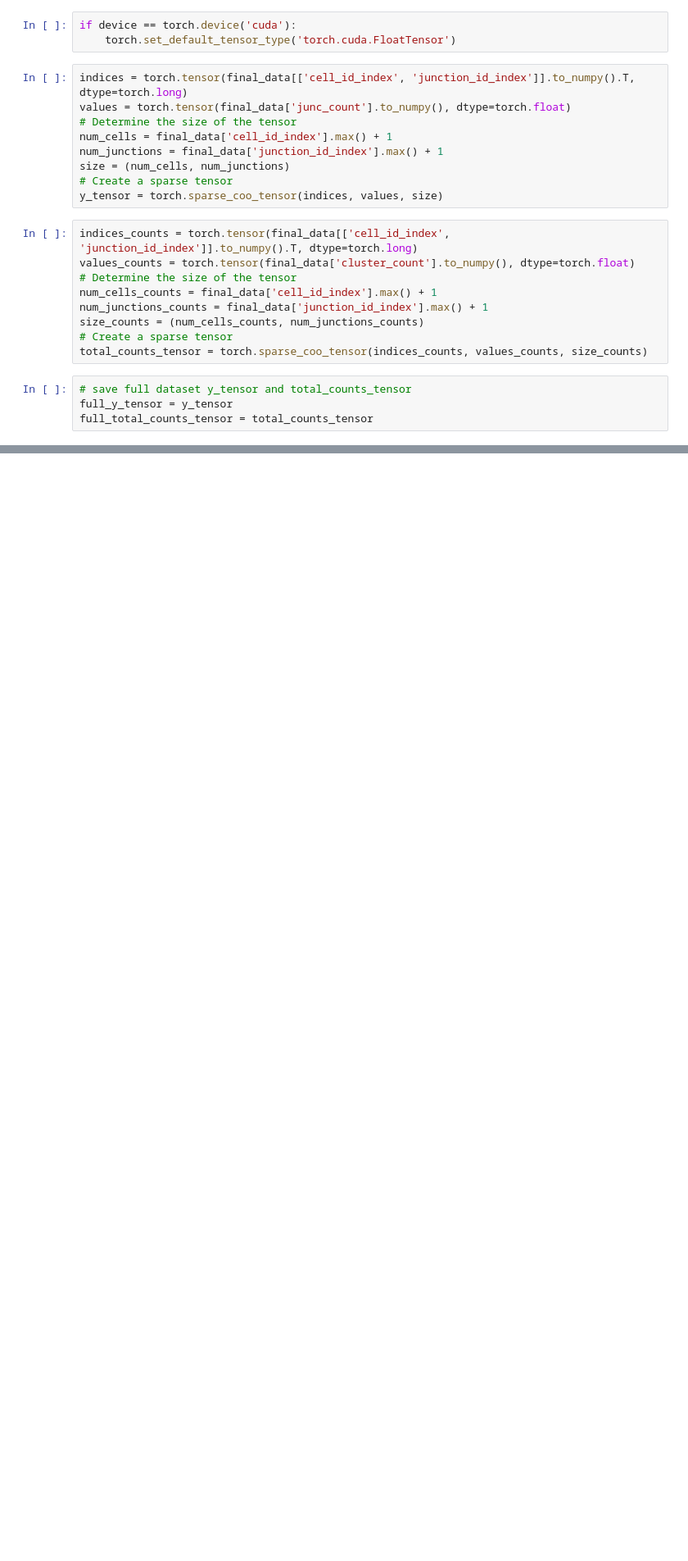
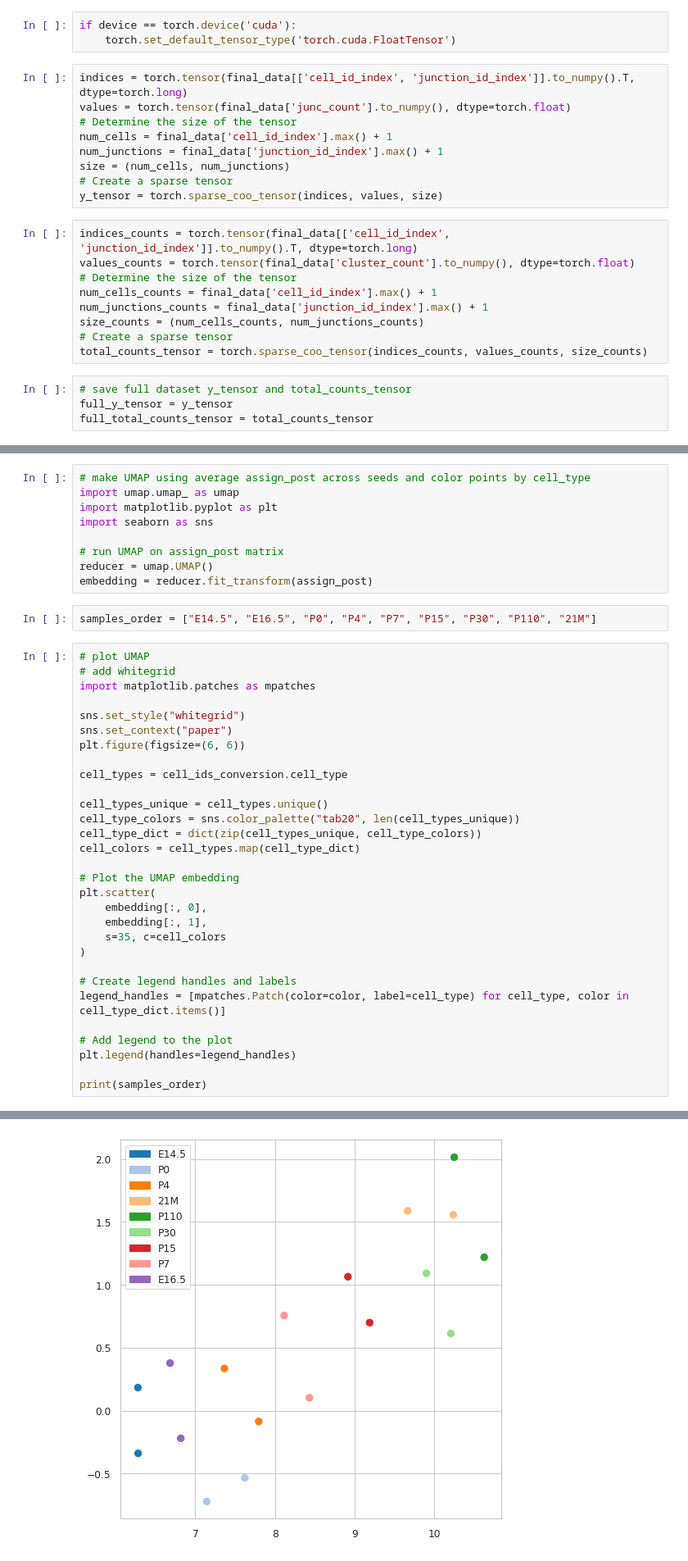
Before and after one commit to daklab/Leaflet-analysis, a Jupyter notebook: CZhang_2018_mouse/Leaflet/02_run_beta_dirichlet_factor_model.ipynb, the cells around one changed output, grey strips where cells are left out. Shown at 82% size. Drawn from its saved outputs; the diff is of its cells as text; blank space fills up the shorter version.

```diff
--- a/CZhang_2018_mouse/Leaflet/02_run_beta_dirichlet_factor_model.ipynb
+++ b/CZhang_2018_mouse/Leaflet/02_run_beta_dirichlet_factor_model.ipynb
@@ -100,0 +236,42 @@ print("The percentage of missing values in the intron counts matrix is: ", 1-per
+# %%
+# make UMAP using average assign_post across seeds and color points by cell_type
+import umap.umap_ as umap
+import matplotlib.pyplot as plt
+import seaborn as sns
+
+# run UMAP on assign_post matrix
+reducer = umap.UMAP()
+embedding = reducer.fit_transform(assign_post)
+# %%
+samples_order = ["E14.5", "E16.5", "P0", "P4", "P7", "P15", "P30", "P110", "21M"]
+# %%
+# plot UMAP
+# add whitegrid
+import matplotlib.patches as mpatches
+
+sns.set_style("whitegrid")
+sns.set_context("paper")
+plt.figure(figsize=(6, 6))
+
+cell_types = cell_ids_conversion.cell_type
+
+cell_types_unique = cell_types.unique()
+cell_type_colors = sns.color_palette("tab20", len(cell_types_unique))
+cell_type_dict = dict(zip(cell_types_unique, cell_type_colors))
+cell_colors = cell_types.map(cell_type_dict)
+
+# Plot the UMAP embedding
+plt.scatter(
+    embedding[:, 0],
+    embedding[:, 1],
+    s=35, c=cell_colors
+)
+
+# Create legend handles and labels
+legend_handles = [mpatches.Patch(color=color, label=cell_type) for cell_type, color in cell_type_dict.items()]
+
+# Add legend to the plot
+plt.legend(handles=legend_handles)
+
+print(samples_order)
+# %% [output]
@@ -100,0 +279 @@ print("The percentage of missing values in the intron counts matrix is: ", 1-per
+[figure, added]
```
Also changed, not shown: parts of 28 cells of this notebook, 1 other file.
